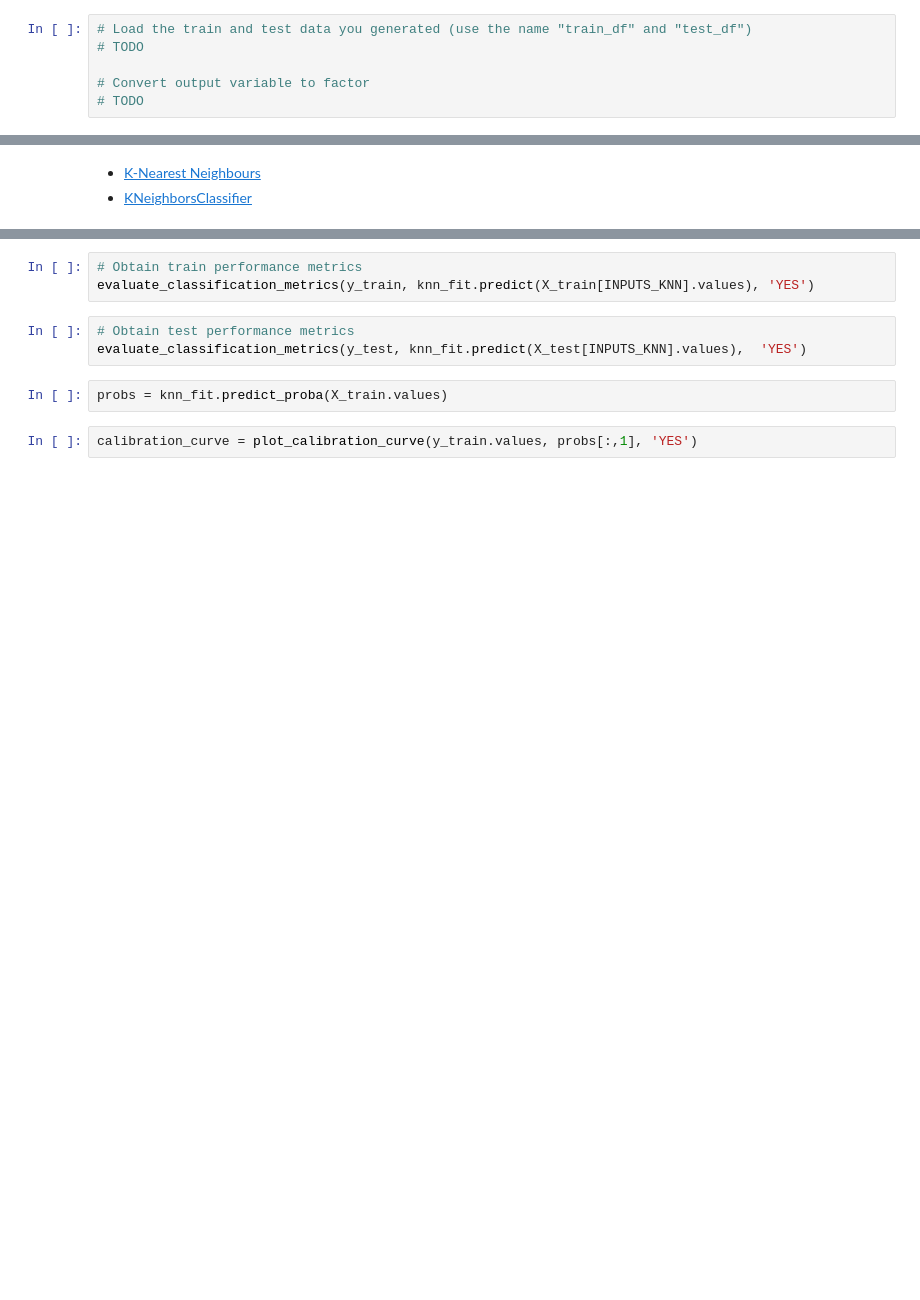
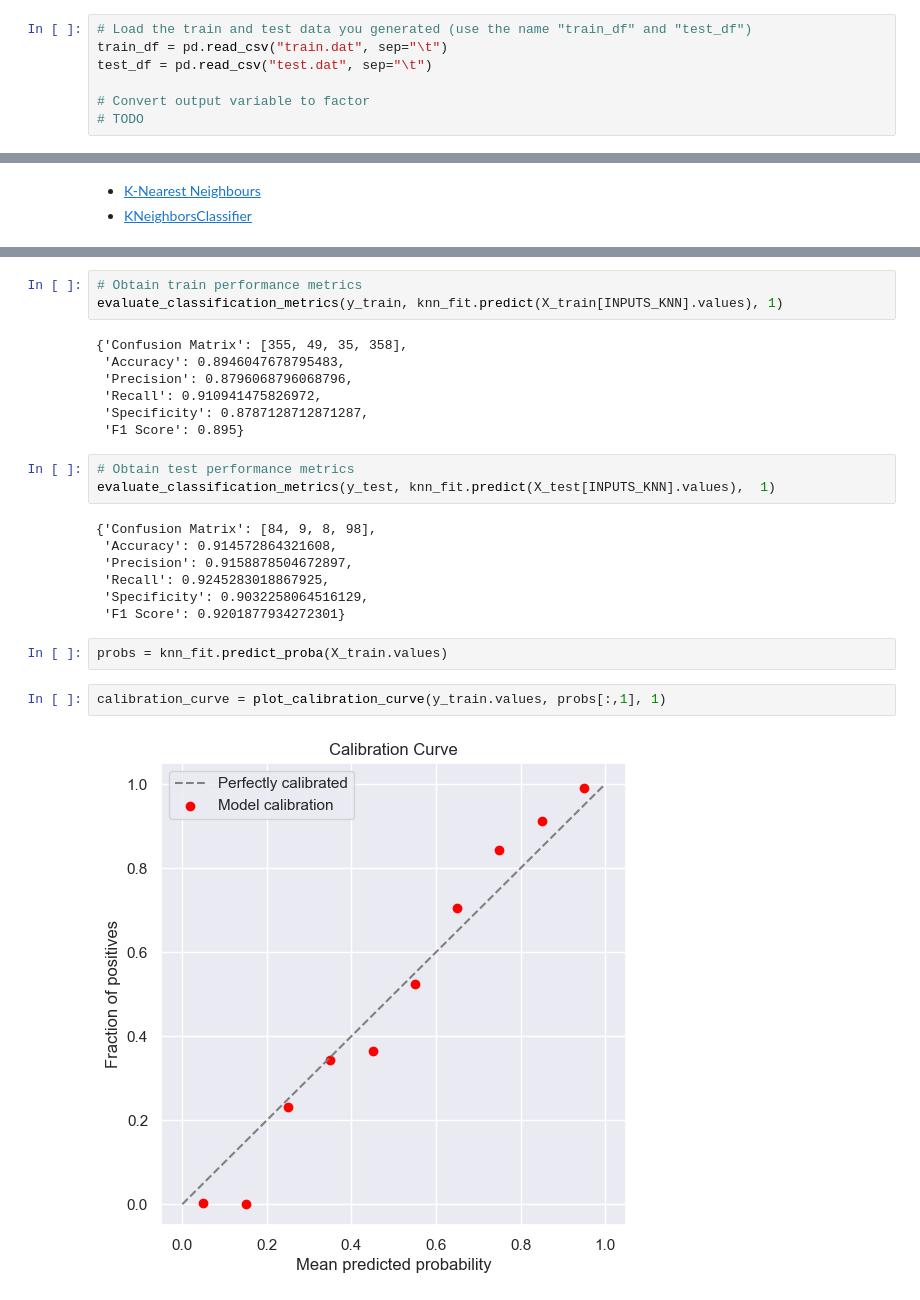
Before and after one commit to ICAI-IMAT-ML/p2-2-JorgeGonzalezzz, a Jupyter notebook: notebook/Lab_2_2_kNN.ipynb, the cells around one changed output, grey strips where cells are left out. Cells and saved outputs as stored; diff of their text form; blank space fills up the shorter version.

```diff
--- a/notebook/Lab_2_2_kNN.ipynb
+++ b/notebook/Lab_2_2_kNN.ipynb
@@ -26,7 +26,8 @@ from P2_2_LogReg_KNN_solution import knn, plot_probability_histograms, plot_roc_
 This part of the process you already did in the previous practice! You can reuse everything here. Moreover, if you saved the train/test split into `train.dat` and `test.dat`, you can use them here!
 # %%
 # Load the train and test data you generated (use the name "train_df" and "test_df")
-# TODO
+train_df = pd.read_csv("train.dat", sep="\t")
+test_df = pd.read_csv("test.dat", sep="\t")
 
 # Convert output variable to factor
 # TODO
@@ -71,11 +79,27 @@ model_predictions = plot_2Dmodel_predictions(X_train[INPUTS_KNN].values, y_train
 # %%
 # Obtain train performance metrics
-evaluate_classification_metrics(y_train, knn_fit.predict(X_train[INPUTS_KNN].values), 'YES')
+evaluate_classification_metrics(y_train, knn_fit.predict(X_train[INPUTS_KNN].values), 1)
+# %% [output]
+{'Confusion Matrix': [355, 49, 35, 358],
+ 'Accuracy': 0.8946047678795483,
+ 'Precision': 0.8796068796068796,
+ 'Recall': 0.910941475826972,
+ 'Specificity': 0.8787128712871287,
+ 'F1 Score': 0.895}
 # %%
 # Obtain test performance metrics
-evaluate_classification_metrics(y_test, knn_fit.predict(X_test[INPUTS_KNN].values),  'YES')
+evaluate_classification_metrics(y_test, knn_fit.predict(X_test[INPUTS_KNN].values),  1)
+# %% [output]
+{'Confusion Matrix': [84, 9, 8, 98],
+ 'Accuracy': 0.914572864321608,
+ 'Precision': 0.9158878504672897,
+ 'Recall': 0.9245283018867925,
+ 'Specificity': 0.9032258064516129,
+ 'F1 Score': 0.9201877934272301}
 # %%
 probs = knn_fit.predict_proba(X_train.values)
 # %%
-calibration_curve = plot_calibration_curve(y_train.values, probs[:,1], 'YES')
+calibration_curve = plot_calibration_curve(y_train.values, probs[:,1], 1)
+# %% [output]
+[figure, added]
 # %%
```
Also changed, not shown: parts of 6 cells of this notebook, 3 other files.
